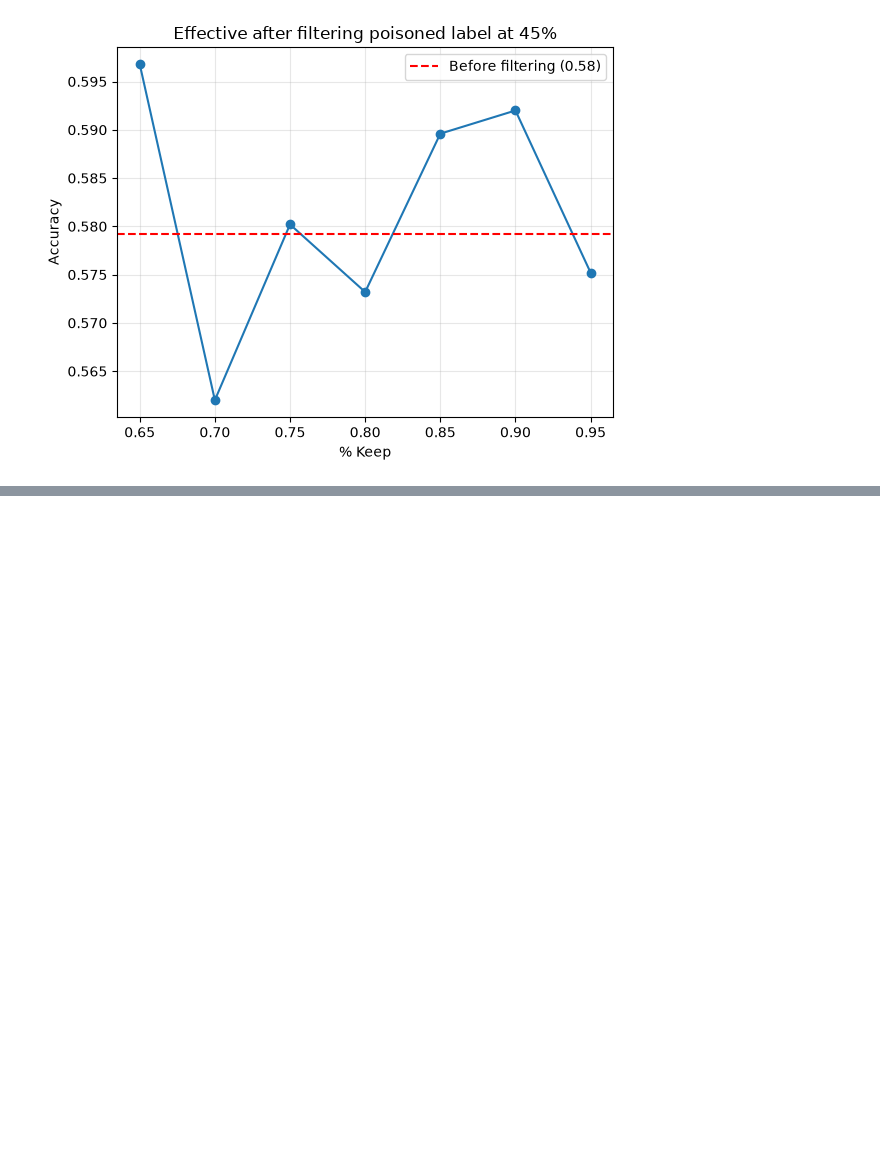
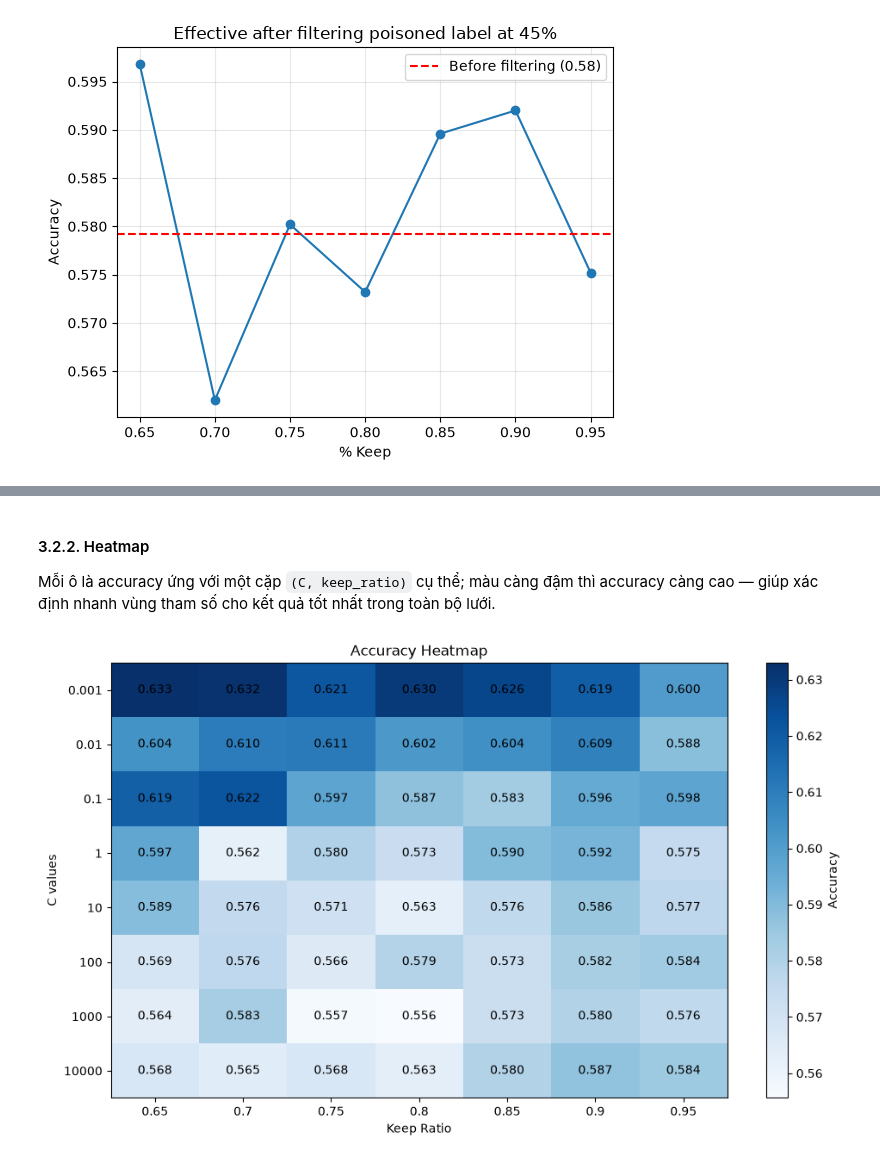
Before and after one commit to MeoMuop3727/label-flipping-project, a Jupyter notebook: notebooks/03-resolve-problems.ipynb, the cells around one changed output, grey strips where cells are left out. Cells and saved outputs as stored; diff of their text form; code cells hidden in the pictures; blank space fills up the shorter version.

```diff
--- a/notebooks/03-resolve-problems.ipynb
+++ b/notebooks/03-resolve-problems.ipynb
@@ -221,0 +292,38 @@ for percent in range(config["poisoned-level"][0], config["poisoned-level"][1], c
+# %% [markdown]
+#### 3.2.2. Heatmap
+
+Mỗi ô là accuracy ứng với một cặp `(C, keep_ratio)` cụ thể; màu càng đậm thì accuracy càng cao — giúp xác định nhanh vùng tham số cho kết quả tốt nhất trong toàn bộ lưới.
+# %%
+plt.figure(figsize=(10, 6))
+
+plt.imshow(result_plot_df.values, aspect="auto", cmap="Blues")
+
+plt.xticks(
+    range(len(result_plot_df.columns)),
+    result_plot_df.columns
+)
+
+plt.yticks(
+    range(len(result_plot_df.index)),
+    [f"{C:g}" for C in result_plot_df.index]
+)
+
+plt.xlabel("Keep Ratio")
+plt.ylabel("C values")
+plt.title("Accuracy Heatmap")
+
+for i in range(len(result_plot_df.index)):
+    for j in range(len(result_plot_df.columns)):
+        value = result_plot_df.iloc[i, j]
+        plt.text(
+            j, i,
+            f"{value:.3f}",
+            ha="center",
+            va="center"
+        )
+
+plt.colorbar(label="Accuracy")
+plt.tight_layout()
+plt.show()
+# %% [output]
+[figure, added]
```
Also changed, not shown: parts of 16 cells of this notebook, 1 other file.
